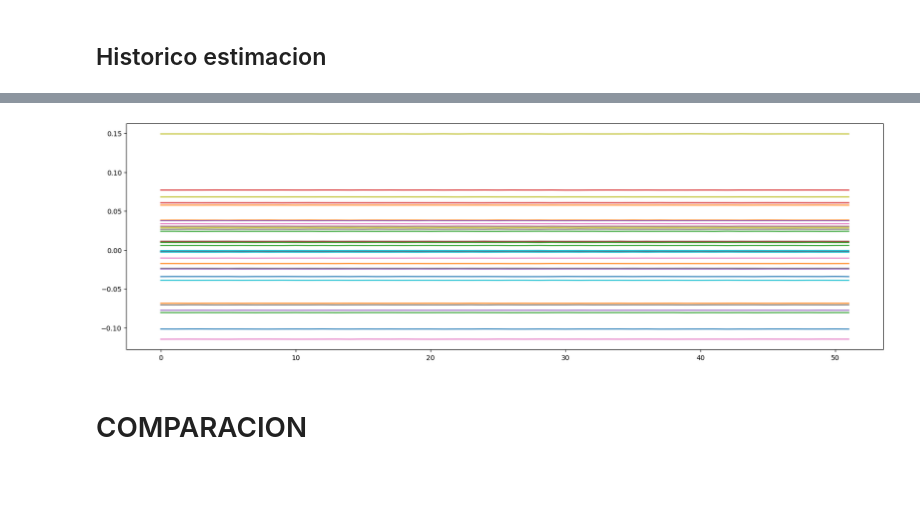
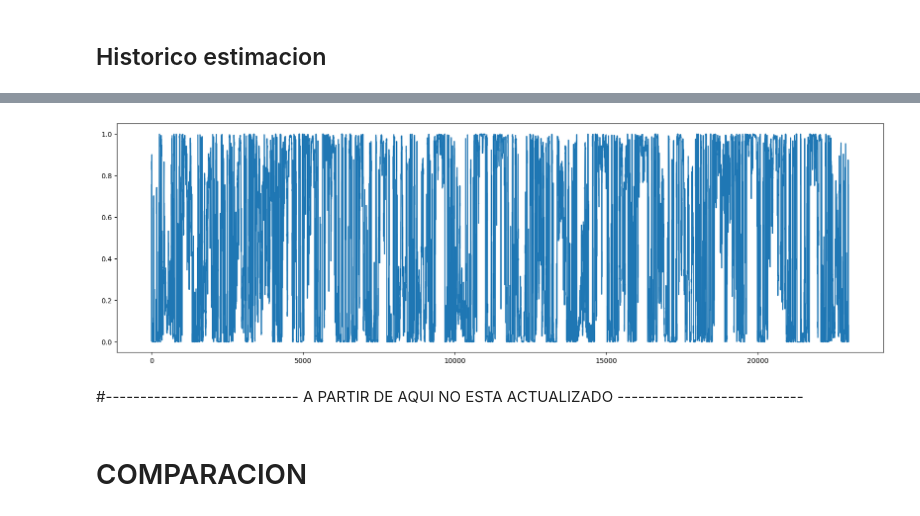
Before and after one commit to tintenderete/TFM, a Jupyter notebook: TFM__TABULAR_2.ipynb, the cells around one changed output, grey strips where cells are left out. Saved outputs shown, nothing was run; the diff lists cells and outputs as text; code cells hidden in the pictures; blank space fills up the shorter version.

```diff
--- a/TFM__TABULAR_2.ipynb
+++ b/TFM__TABULAR_2.ipynb
@@ -536,18 +544,6 @@ class evo_rules():
 # %%
 class ver_evo():
   def __init__(self, gen_dic):
-    """
-    self.gen_dic = {
-        "neuronas_A" : [1],#"neuronas_A" : [1,2,3,4],
-        "l1_A" : [0.25,0.5],
-        "l2_A" : [0.5, 0.75, 0.9],
-        "dropput_A" : [0.99],            #"dropput_A" : [0, 0.5, 0.9],
-        "layers_A" : [1,2],
-        "begin_dropput" : [0.99],        #"begin_dropput" : [0,0.5, 0.9],
-        "bach_norm_begin_A" : [0, 1],
-        "bach_norm_layers_A" : [0, 1],
-
-    }"""
 
     self.gen_dic = gen_dic
 
@@ -628,8 +626,8 @@ def evo_get_model(
   h_parents_pop =  ver_evo(cm.gen_dic)
   h_best_pop =  ver_evo(cm.gen_dic)
 
-
-
+  h_layers = {}
+  h_params = {}
 
   #pop = cm.crear_population(n_initial_population)
   new_pop = pop
@@ -642,11 +640,14 @@ def evo_get_model(
     # STAR EVO
     pop = new_pop
 
-    fitness = evo.fitness_function(pop,
+    fitness,  layers, params = evo.fitness_function(pop,
                         X_train , Y_train,
                         n_epochs,
                         n_callback_patience,
                         verbose = 0 )
+
+    h_layers[i] = layers
+    h_params[i] = params
 
     best_pop = evo.get_best_population(pop, fitness, n_save_best_population = n_best_pop)
 
@@ -704,6 +705,6 @@ def evo_get_model(
   plt.title("h_best_fitness")
   plt.show()
 
-  return best_global_individual, best_global_fitness, h_pop, h_parents_pop, h_best_pop, new_pop
+  return best_global_individual, best_global_fitness, h_pop, h_parents_pop, h_best_pop, new_pop, h_layers, h_params
 # %% [markdown]
 ## Ejecutamos evolucion
@@ -741,0 +849,2 @@ KeyboardInterrupt: ignored
+# %%
+new_pop = np.load('pop_2.npy')
@@ -741,0 +855,13 @@ KeyboardInterrupt: ignored
+# %%
+best_global_individual, best_global_fitness, h_pop, h_parents_pop, h_best_pop, new_pop,  h_layers, h_params = evo_get_model(
+  pop = new_pop,
+  n_generations = 10,
+  #n_initial_population = 18,
+  n_epochs = 500,
+  n_best_pop = 2,
+  n_parents = 2,
+  n_chance_flip_crossover = 0.25,
+  n_chance_flip_mutation = 0.10,
+  n_immigration_population = 0,
+  n_callback_patience = 40
+  )
@@ -840,9 +1068,11 @@ plt.plot(pd.DataFrame(Y_test );
 # %%
 plt.figure(figsize=(20, 6))
 #plt.plot((pd.DataFrame(y_pred , columns=data_componentes_IBEX.columns) ));
-plt.plot((pd.DataFrame(y_pred ));
+plt.plot(pd.DataFrame(y_pred ));
 # %% [output]
-[figure, old version]
+[figure, new version]
+# %% [markdown]
+#---------------------------- A PARTIR DE AQUI NO ESTA ACTUALIZADO ---------------------------
 # %% [markdown]
 # COMPARACION
 # %%
```
Also changed, not shown: parts of 54 cells of this notebook.
